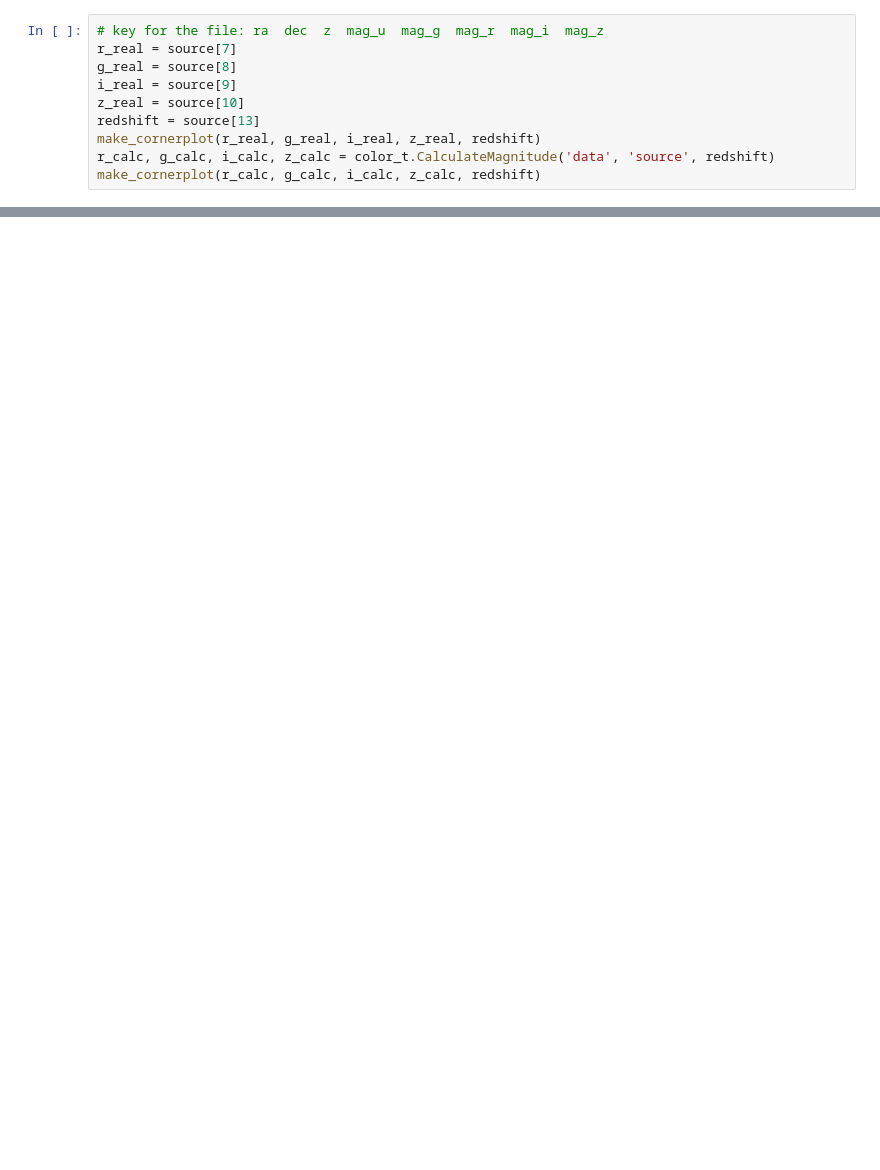
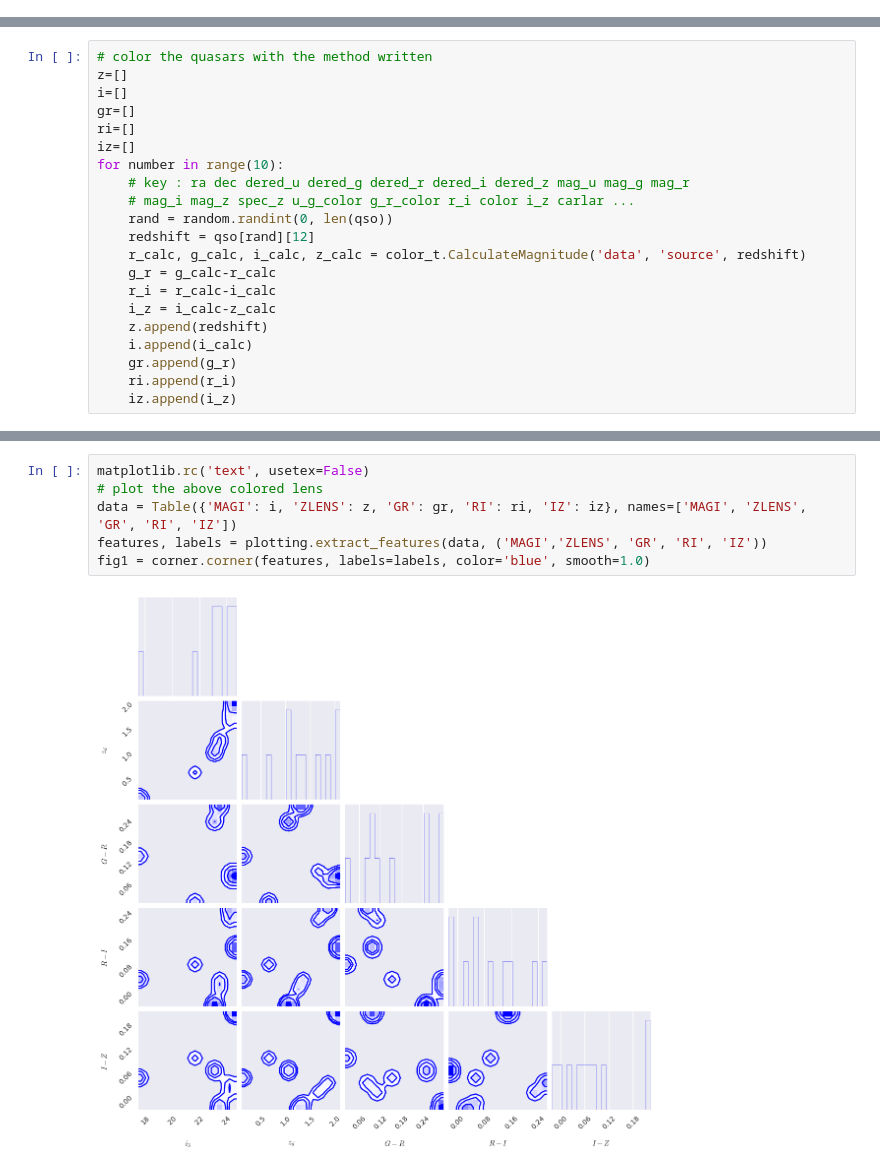
Before and after one commit to drphilmarshall/OM10, a Jupyter notebook: Task3.ipynb, the cells around one changed output, grey strips where cells are left out. Saved outputs shown, nothing was run; the diff lists cells and outputs as text; blank space fills up the shorter version.

```diff
--- a/Task3.ipynb
+++ b/Task3.ipynb
@@ -76,10 +30,0 @@ plt.legend()
-# %%
-# key for the file: ra  dec  z  mag_u  mag_g  mag_r  mag_i  mag_z
-r_real = source[7]
-g_real = source[8]
-i_real = source[9]
-z_real = source[10]
-redshift = source[13]
-make_cornerplot(r_real, g_real, i_real, z_real, redshift)
-r_calc, g_calc, i_calc, z_calc = color_t.CalculateMagnitude('data', 'source', redshift)
-make_cornerplot(r_calc, g_calc, i_calc, z_calc, redshift)
@@ -162,0 +31,21 @@ make_cornerplot(r_calc, g_calc, i_calc, z_calc, redshift)
+# %%
+# color the quasars with the method written
+z=[]
+i=[]
+gr=[]
+ri=[]
+iz=[]
+for number in range(10):
+    # key : ra dec dered_u dered_g dered_r dered_i dered_z mag_u mag_g mag_r
+    # mag_i mag_z spec_z u_g_color g_r_color r_i color i_z carlar ...
+    rand = random.randint(0, len(qso))
+    redshift = qso[rand][12]
+    r_calc, g_calc, i_calc, z_calc = color_t.CalculateMagnitude('data', 'source', redshift)
+    g_r = g_calc-r_calc
+    r_i = r_calc-i_calc
+    i_z = i_calc-z_calc
+    z.append(redshift)
+    i.append(i_calc)
+    gr.append(g_r)
+    ri.append(r_i)
+    iz.append(i_z)
@@ -162,0 +63,8 @@ make_cornerplot(r_calc, g_calc, i_calc, z_calc, redshift)
+# %%
+matplotlib.rc('text', usetex=False)
+# plot the above colored lens
+data = Table({'MAGI': i, 'ZLENS': z, 'GR': gr, 'RI': ri, 'IZ': iz}, names=['MAGI', 'ZLENS', 'GR', 'RI', 'IZ'])
+features, labels = plotting.extract_features(data, ('MAGI','ZLENS', 'GR', 'RI', 'IZ'))
+fig1 = corner.corner(features, labels=labels, color='blue', smooth=1.0)
+# %% [output]
+[figure, added]
```
Also changed, not shown: parts of 9 cells of this notebook, 1 other file.
